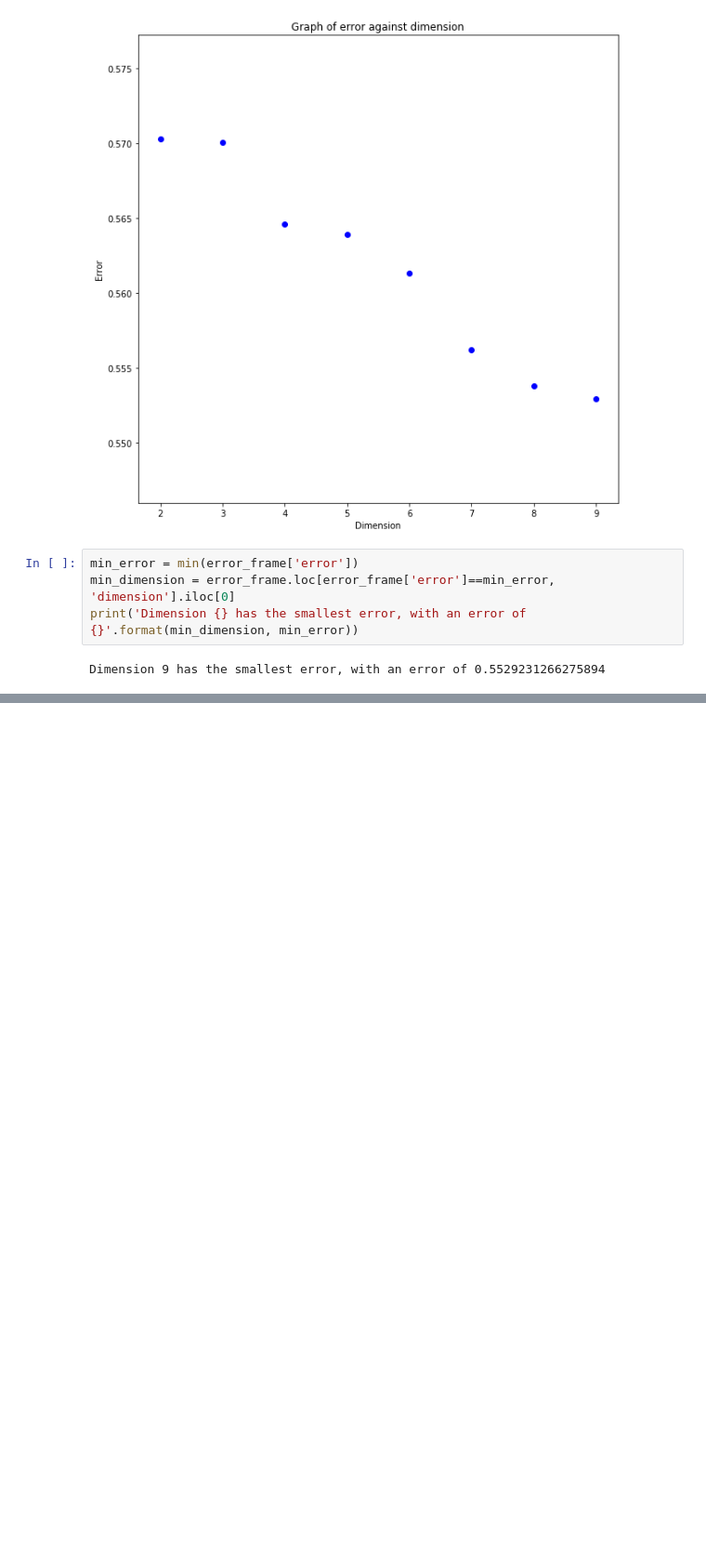
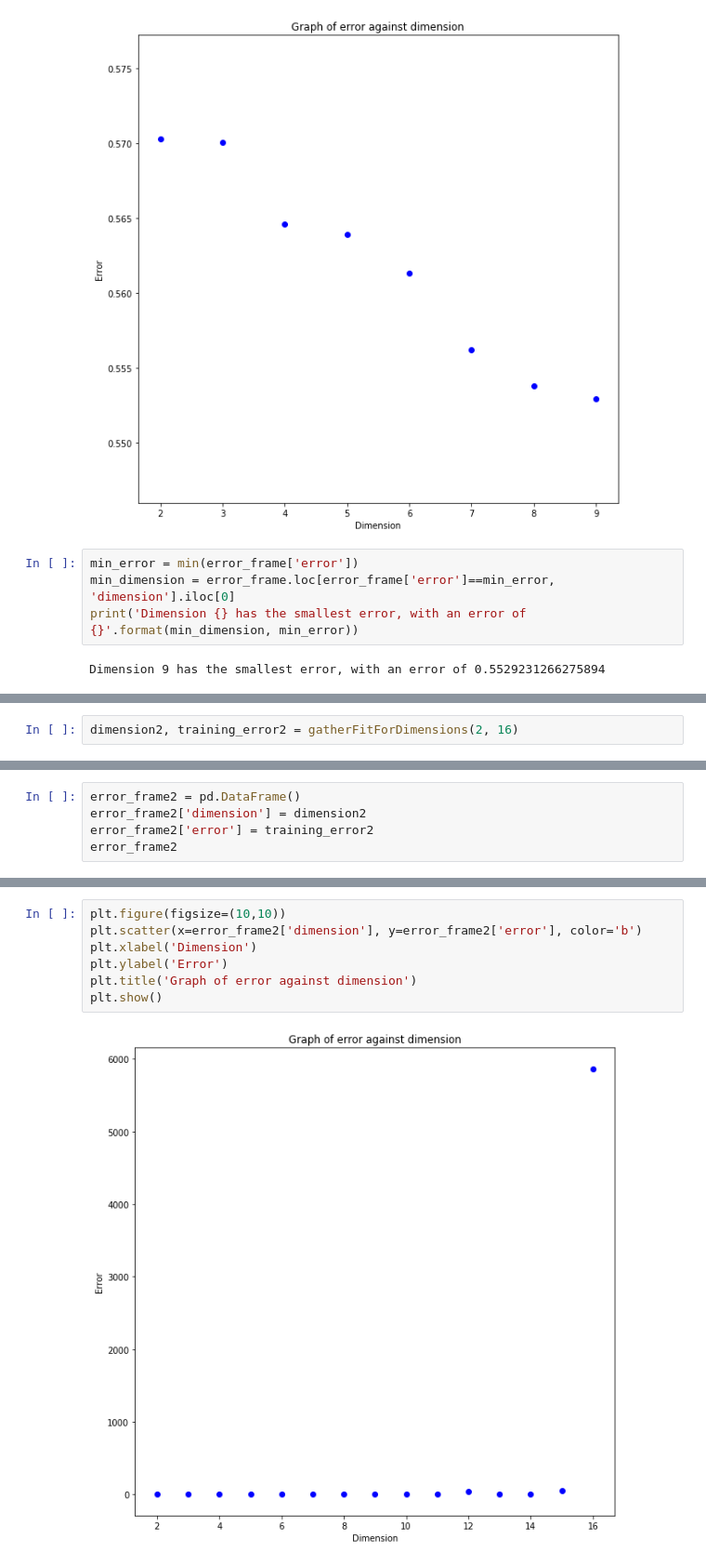
Before and after one commit to GlennChia/01_112_machine_learning, a Jupyter notebook: hw1/2_linear_and_polynomial_regression.ipynb, the cells around one changed output, grey strips where cells are left out. Shown at 93% size. Drawn from its saved outputs; the diff is of its cells as text; blank space fills up the shorter version.

```diff
--- a/hw1/2_linear_and_polynomial_regression.ipynb
+++ b/hw1/2_linear_and_polynomial_regression.ipynb
@@ -315,0 +320,2 @@ Dimension 9 has the smallest error, with an error of 0.5529231266275894
+# %%
+dimension2, training_error2 = gatherFitForDimensions(2, 16)
@@ -315,0 +356,5 @@ Dimension 9 has the smallest error, with an error of 0.5529231266275894
+# %%
+error_frame2 = pd.DataFrame()
+error_frame2['dimension'] = dimension2
+error_frame2['error'] = training_error2
+error_frame2
@@ -315,0 +378,9 @@ Dimension 9 has the smallest error, with an error of 0.5529231266275894
+# %%
+plt.figure(figsize=(10,10))
+plt.scatter(x=error_frame2['dimension'], y=error_frame2['error'], color='b')
+plt.xlabel('Dimension')
+plt.ylabel('Error')
+plt.title('Graph of error against dimension')
+plt.show()
+# %% [output]
+[figure, added]
```
Also changed, not shown: parts of 6 cells of this notebook, 1 other file.
